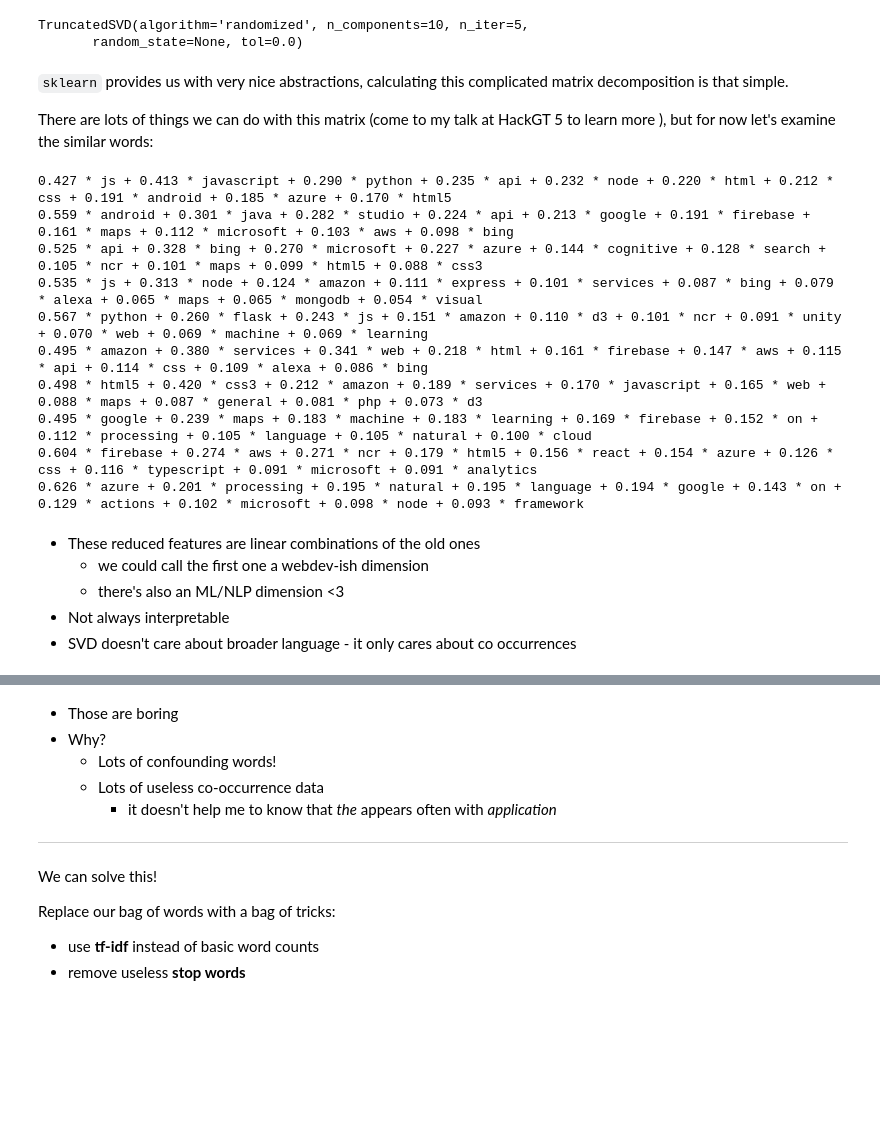
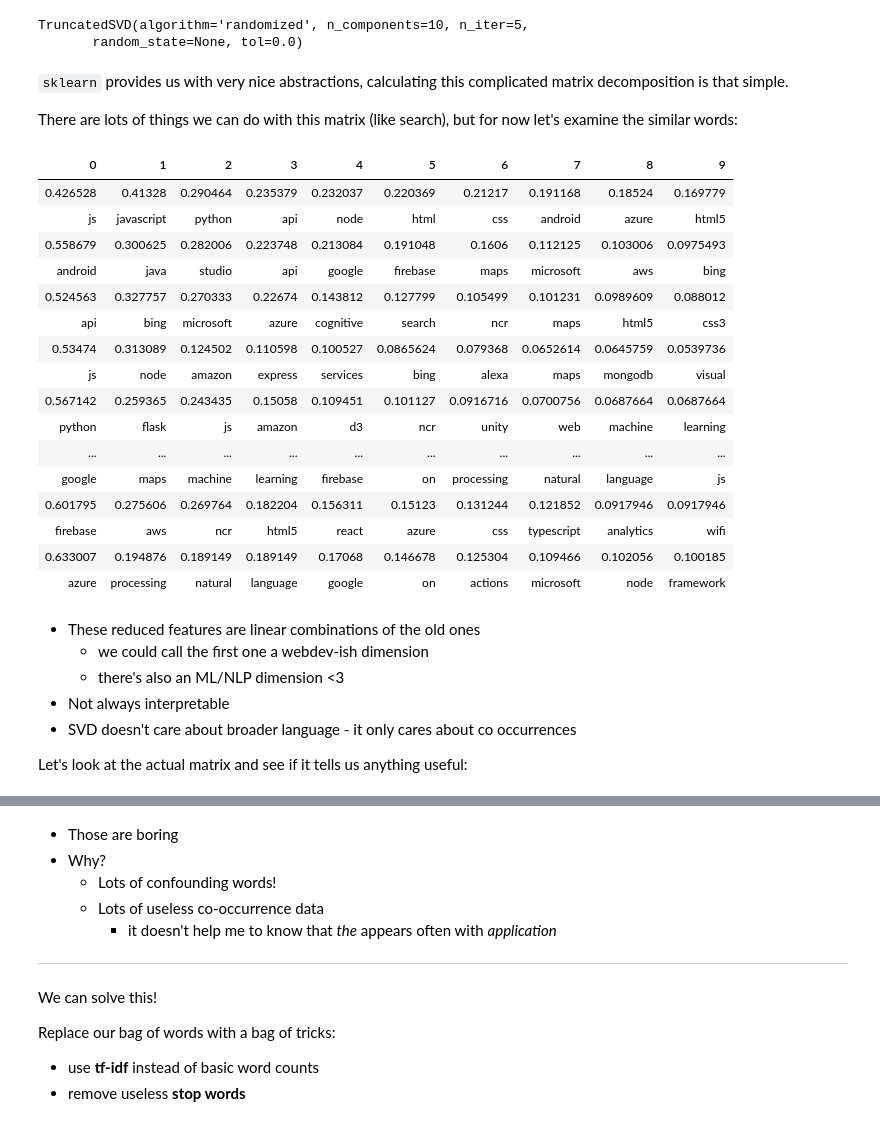
Before and after one commit to ruyimarone/SemanticSearch, a Jupyter notebook: HackGT-NLP-Workshop.ipynb, the cells around one changed output, grey strips where cells are left out. Saved outputs shown, nothing was run; the diff lists cells and outputs as text; code cells hidden in the pictures; blank space fills up the shorter version.

```diff
--- a/HackGT-NLP-Workshop.ipynb
+++ b/HackGT-NLP-Workshop.ipynb
@@ -176,25 +168,48 @@ TruncatedSVD(algorithm='randomized', n_components=10, n_iter=5,
 # %% [markdown]
 `sklearn` provides us with very nice abstractions, calculating this complicated matrix decomposition is that simple.
 
-There are lots of things we can do with this matrix (come to my talk at HackGT 5 to learn more ), but for now let's examine the similar words:
+There are lots of things we can do with this matrix (like search), but for now let's examine the similar words:
+# %%
+from IPython.core.display import display, HTML
+def tabulate(data):
+    display_df = pd.DataFrame(data)
+    display(HTML(display_df.to_html(index=False, header=True)))
 # %%
+data = []
 for i in range(len(svd.components_)):
-  topk = sorted(zip(svd.components_[i], count_vectorizer.get_feature_names()), reverse=True)[:10]
-  print(' + '.join('{:.3f} * {}'.format(v, word) for v, word in topk))
+    scores = []
+    words = []
+    topk = sorted(zip(svd.components_[i], count_vectorizer.get_feature_names()), reverse=True)[:10]
+    scores, words = zip(*topk)
+    data.append(scores)
+    data.append(words)
+tabulate(data)
+    #   print(' + '.join('{:.3f}
+#     for c, word in topk:
+#         sco
 # %% [output]
-0.427 * js + 0.413 * javascript + 0.290 * python + 0.235 * api + 0.232 * node + 0.220 * html + 0.212 * css + 0.191 * android + 0.185 * azure + 0.170 * html5
-0.559 * android + 0.301 * java + 0.282 * studio + 0.224 * api + 0.213 * google + 0.191 * firebase + 0.161 * maps + 0.112 * microsoft + 0.103 * aws + 0.098 * bing
-0.525 * api + 0.328 * bing + 0.270 * microsoft + 0.227 * azure + 0.144 * cognitive + 0.128 * search + 0.105 * ncr + 0.101 * maps + 0.099 * html5 + 0.088 * css3
-0.535 * js + 0.313 * node + 0.124 * amazon + 0.111 * express + 0.101 * services + 0.087 * bing + 0.079 * alexa + 0.065 * maps + 0.065 * mongodb + 0.054 * visual
-0.567 * python + 0.260 * flask + 0.243 * js + 0.151 * amazon + 0.110 * d3 + 0.101 * ncr + 0.091 * unity + 0.070 * web + 0.069 * machine + 0.069 * learning
-0.495 * amazon + 0.380 * services + 0.341 * web + 0.218 * html + 0.161 * firebase + 0.147 * aws + 0.115 * api + 0.114 * css + 0.109 * alexa + 0.086 * bing
-0.498 * html5 + 0.420 * css3 + 0.212 * amazon + 0.189 * services + 0.170 * javascript + 0.165 * web + 0.088 * maps + 0.087 * general + 0.081 * php + 0.073 * d3
-0.495 * google + 0.239 * maps + 0.183 * machine + 0.183 * learning + 0.169 * firebase + 0.152 * on + 0.112 * processing + 0.105 * language + 0.105 * natural + 0.100 * cloud
-0.604 * firebase + 0.274 * aws + 0.271 * ncr + 0.179 * html5 + 0.156 * react + 0.154 * azure + 0.126 * css + 0.116 * typescript + 0.091 * microsoft + 0.091 * analytics
-0.626 * azure + 0.201 * processing + 0.195 * natural + 0.195 * language + 0.194 * google + 0.143 * on + 0.129 * actions + 0.102 * microsoft + 0.098 * node + 0.093 * framework
+| 0 | 1 | 2 | 3 | 4 | 5 | 6 | 7 | 8 | 9 |
+| 0.426528 | 0.41328 | 0.290464 | 0.235379 | 0.232037 | 0.220369 | 0.21217 | 0.191168 | 0.18524 | 0.169779 |
+| js | javascript | python | api | node | html | css | android | azure | html5 |
+| 0.558679 | 0.300625 | 0.282006 | 0.223748 | 0.213084 | 0.191048 | 0.1606 | 0.112125 | 0.103006 | 0.0975493 |
+| android | java | studio | api | google | firebase | maps | microsoft | aws | bing |
+| 0.524563 | 0.327757 | 0.270333 | 0.22674 | 0.143812 | 0.127799 | 0.105499 | 0.101231 | 0.0989609 | 0.088012 |
+| api | bing | microsoft | azure | cognitive | search | ncr | maps | html5 | css3 |
+| 0.53474 | 0.313089 | 0.124502 | 0.110598 | 0.100527 | 0.0865624 | 0.079368 | 0.0652614 | 0.0645759 | 0.0539736 |
+| js | node | amazon | express | services | bing | alexa | maps | mongodb | visual |
+| 0.567142 | 0.259365 | 0.243435 | 0.15058 | 0.109451 | 0.101127 | 0.0916716 | 0.0700756 | 0.0687664 | 0.0687664 |
+| python | flask | js | amazon | d3 | ncr | unity | web | machine | learning |
+| ... | ... | ... | ... | ... | ... | ... | ... | ... | ... |
+| google | maps | machine | learning | firebase | on | processing | natural | language | js |
+| 0.601795 | 0.275606 | 0.269764 | 0.182204 | 0.156311 | 0.15123 | 0.131244 | 0.121852 | 0.0917946 | 0.0917946 |
+| firebase | aws | ncr | html5 | react | azure | css | typescript | analytics | wifi |
+| 0.633007 | 0.194876 | 0.189149 | 0.189149 | 0.17068 | 0.146678 | 0.125304 | 0.109466 | 0.102056 | 0.100185 |
+| azure | processing | natural | language | google | on | actions | microsoft | node | framework |
 # %% [markdown]
 - These reduced features are linear combinations of the old ones
   - we could call the first one a webdev-ish dimension
   - there's also an ML/NLP dimension <3
 - Not always interpretable
 - SVD doesn't care about broader language - it only cares about co occurrences
+
+Let's look at the actual matrix and see if it tells us anything useful:
```
Also changed, not shown: parts of 17 cells of this notebook.
